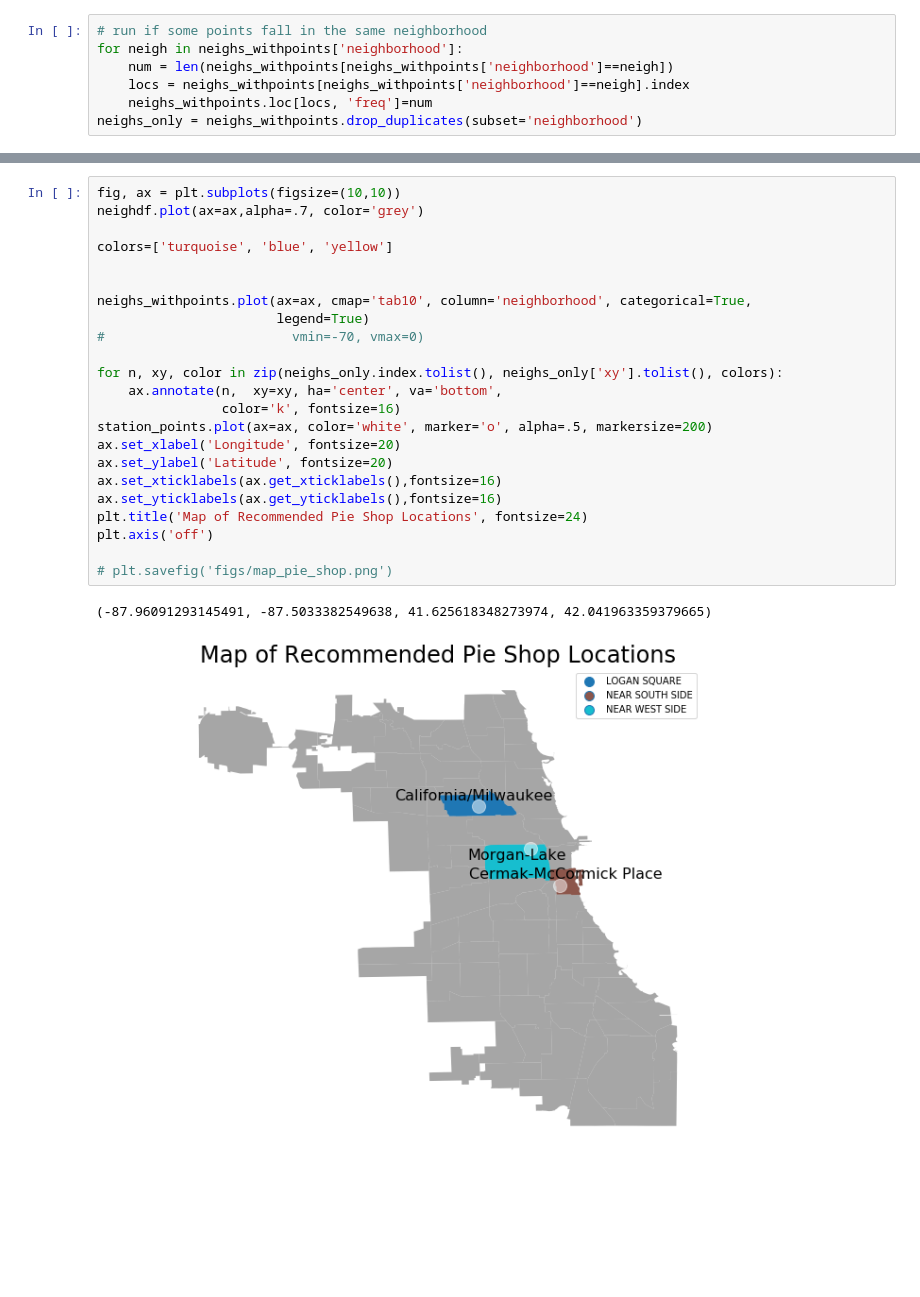
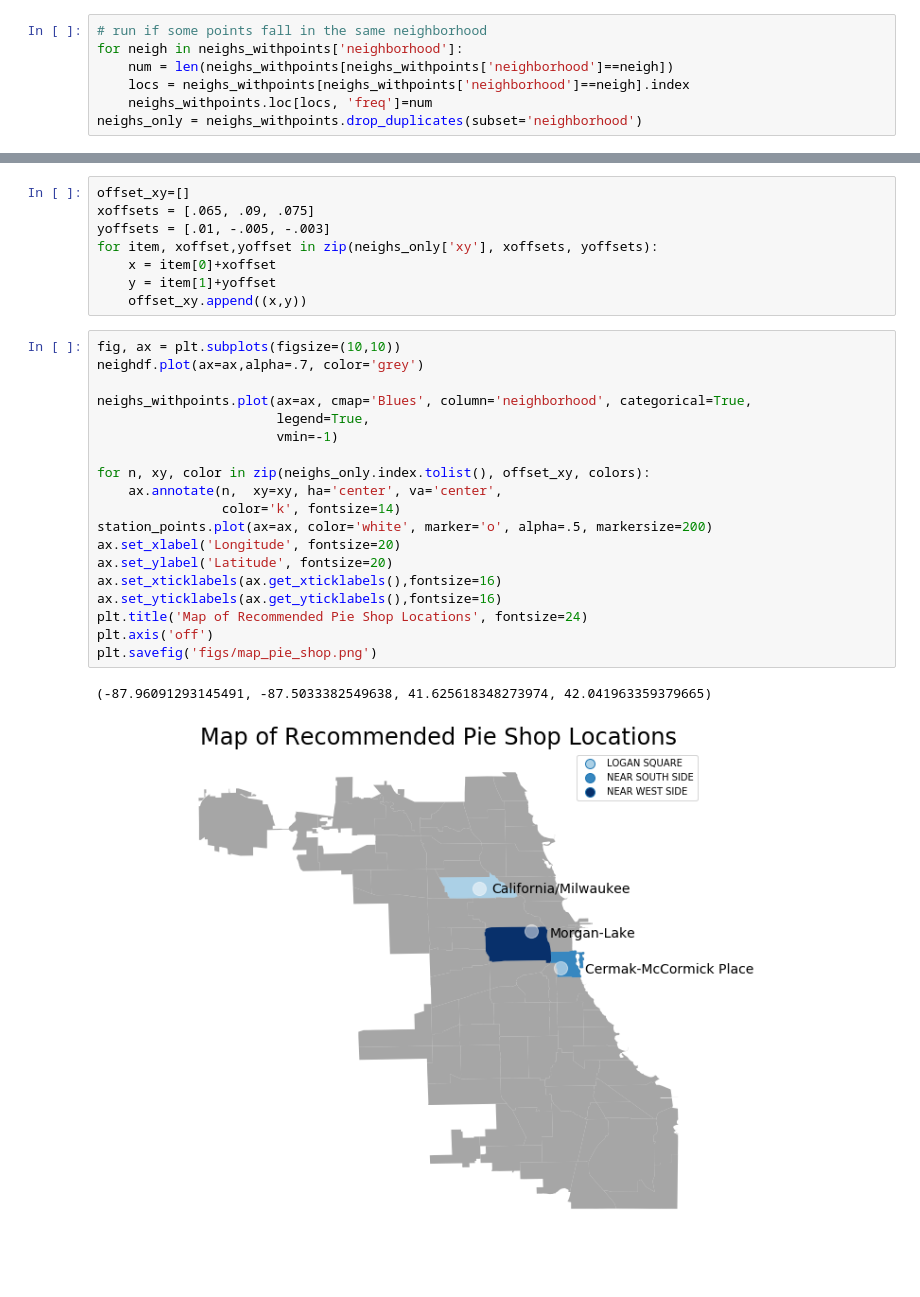
Before and after one commit to donnajobridge/cta, a Jupyter notebook: cta_maps.ipynb, the cells around one changed output, grey strips where cells are left out. Drawn from its saved outputs; the diff is of its cells as text; blank space fills up the shorter version.

```diff
--- a/cta_maps.ipynb
+++ b/cta_maps.ipynb
@@ -83,26 +75,30 @@ neighs_only
+# %%
+offset_xy=[]
+xoffsets = [.065, .09, .075]
+yoffsets = [.01, -.005, -.003]
+for item, xoffset,yoffset in zip(neighs_only['xy'], xoffsets, yoffsets):
+    x = item[0]+xoffset
+    y = item[1]+yoffset
+    offset_xy.append((x,y))
 # %%
 fig, ax = plt.subplots(figsize=(10,10))
 neighdf.plot(ax=ax,alpha=.7, color='grey')
 
-colors=['turquoise', 'blue', 'yellow']
+neighs_withpoints.plot(ax=ax, cmap='Blues', column='neighborhood', categorical=True,
+                       legend=True,
+                       vmin=-1)
 
-
-neighs_withpoints.plot(ax=ax, cmap='tab10', column='neighborhood', categorical=True,
-                       legend=True)
-#                        vmin=-70, vmax=0)
-
-for n, xy, color in zip(neighs_only.index.tolist(), neighs_only['xy'].tolist(), colors):
-    ax.annotate(n,  xy=xy, ha='center', va='bottom',
-                color='k', fontsize=16)
+for n, xy, color in zip(neighs_only.index.tolist(), offset_xy, colors):
+    ax.annotate(n,  xy=xy, ha='center', va='center',
+                color='k', fontsize=14)
 station_points.plot(ax=ax, color='white', marker='o', alpha=.5, markersize=200)
 ax.set_xlabel('Longitude', fontsize=20)
 ax.set_ylabel('Latitude', fontsize=20)
 ax.set_xticklabels(ax.get_xticklabels(),fontsize=16)
 ax.set_yticklabels(ax.get_yticklabels(),fontsize=16)
 plt.title('Map of Recommended Pie Shop Locations', fontsize=24)
 plt.axis('off')
-
-# plt.savefig('figs/map_pie_shop.png')
+plt.savefig('figs/map_pie_shop.png')
 # %% [output]
 (-87.96091293145491, -87.5033382549638, 41.625618348273974, 42.041963359379665)
-[figure, old version]
+[figure, new version]
```
Also changed, not shown: parts of 2 cells of this notebook, 2 other files.
